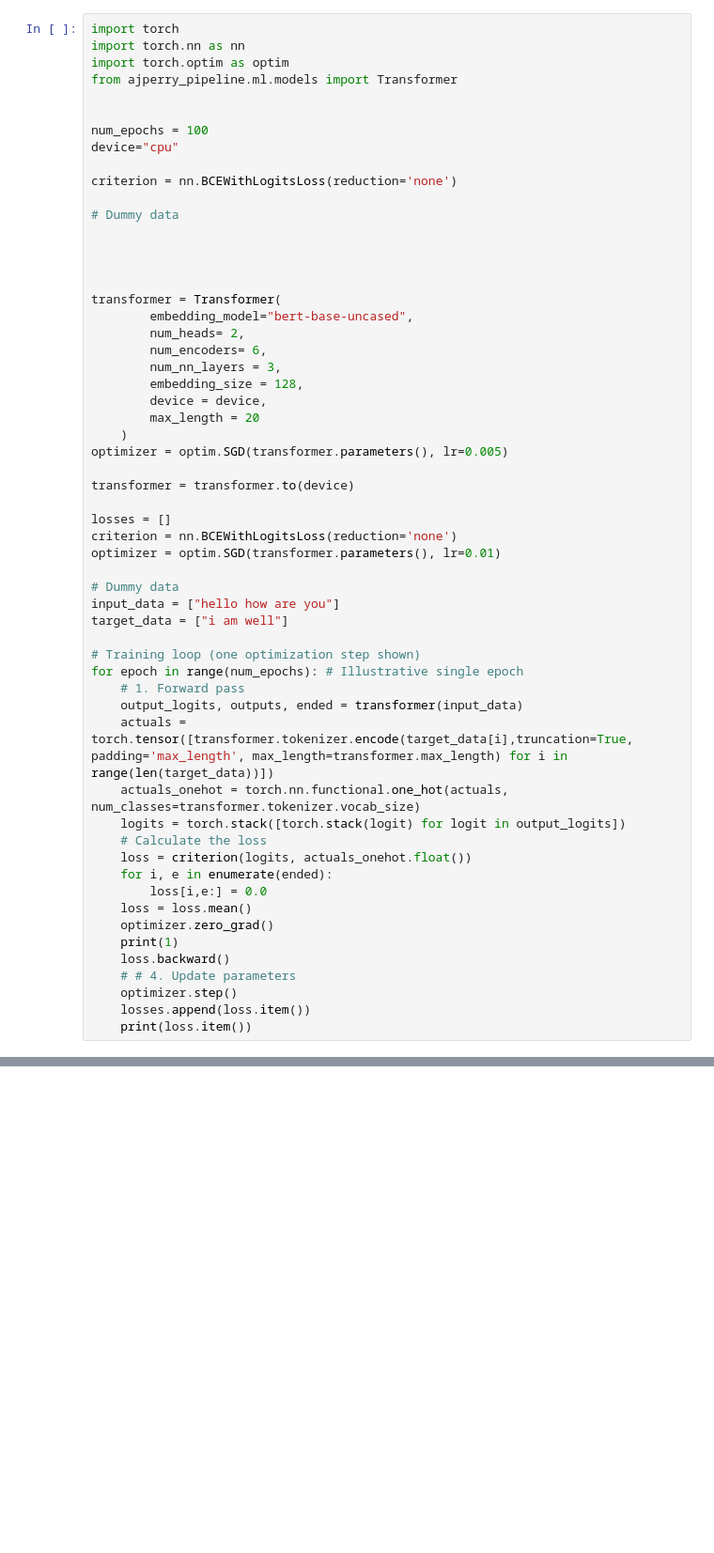
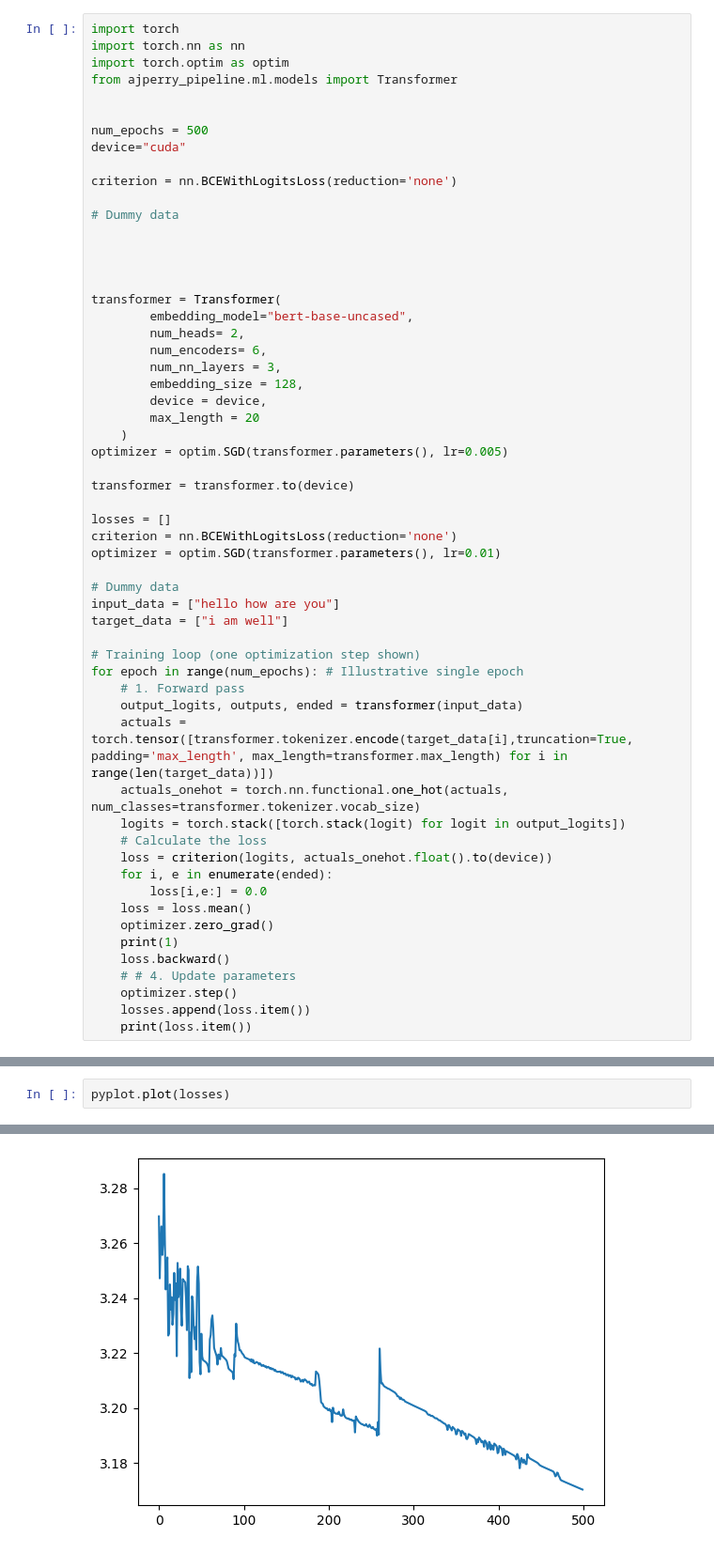
Before and after one commit to ajperry2/kubeflow_pipeline, a Jupyter notebook: notebooks/training.ipynb, the cells around one changed output, grey strips where cells are left out. Shown: that part at 94% size. Drawn from its saved outputs; the diff is of its cells as text; blank space fills up the shorter version.

```diff
--- a/notebooks/training.ipynb
+++ b/notebooks/training.ipynb
@@ -5,8 +25,8 @@ import torch.optim as optim
 from ajperry_pipeline.ml.models import Transformer
 
 
-num_epochs = 100
-device="cpu"
+num_epochs = 500
+device="cuda"
 
 criterion = nn.BCEWithLogitsLoss(reduction='none')
 
@@ -44,7 +64,7 @@ for epoch in range(num_epochs): # Illustrative single epoch
     actuals_onehot = torch.nn.functional.one_hot(actuals, num_classes=transformer.tokenizer.vocab_size)
     logits = torch.stack([torch.stack(logit) for logit in output_logits])
     # Calculate the loss
-    loss = criterion(logits, actuals_onehot.float())
+    loss = criterion(logits, actuals_onehot.float().to(device))
     for i, e in enumerate(ended):
         loss[i,e:] = 0.0
     loss = loss.mean()
@@ -64,0 +130,3 @@ VBox(children=(HTML(value='<center> <img\nsrc=https://huggingface.co/front/asset
+# %%
+pyplot.plot(losses)
+# %% [output]
@@ -64,0 +134 @@ VBox(children=(HTML(value='<center> <img\nsrc=https://huggingface.co/front/asset
+[figure, added]
```
Also changed, not shown: parts of 6 cells of this notebook, 7 other files.
